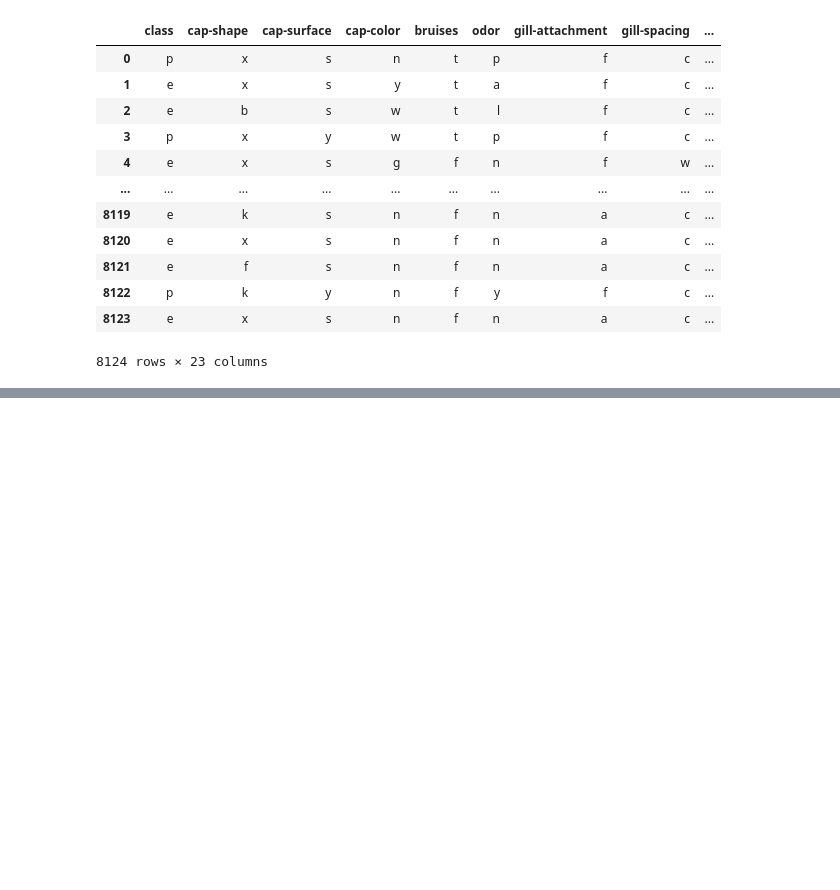
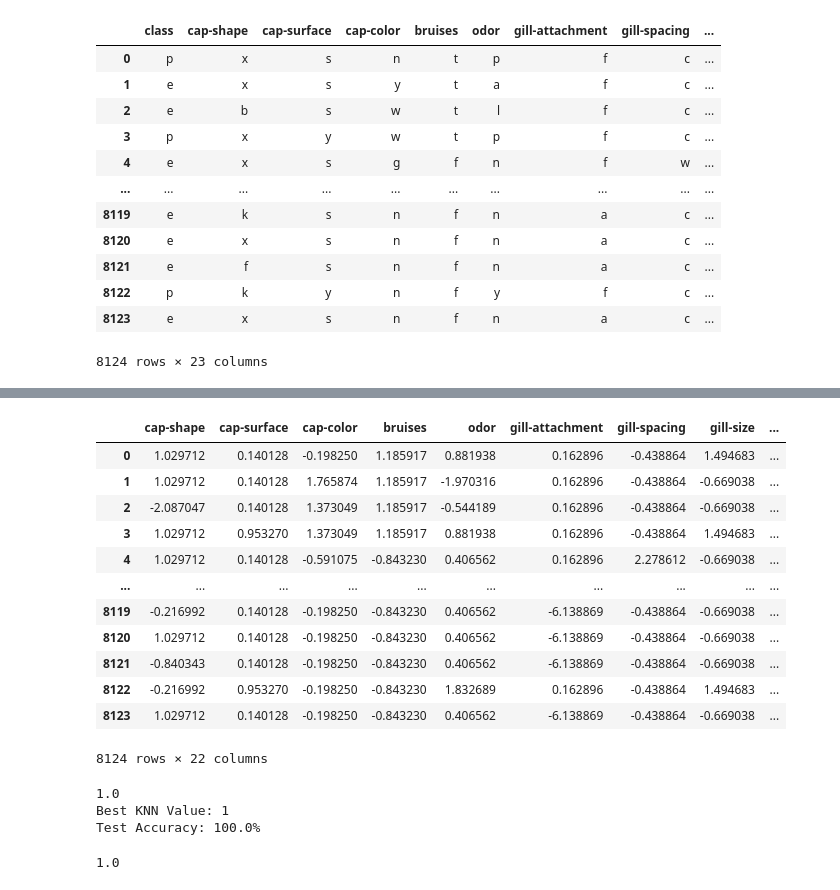
Before and after one commit to ReboreExplore/exploring-knn-classifiers, a Jupyter notebook: mushroom-classification-dataset.ipynb, the cells around one changed output, grey strips where cells are left out. Saved outputs shown, nothing was run; the diff lists cells and outputs as text; code cells hidden in the pictures; blank space fills up the shorter version.

```diff
--- a/mushroom-classification-dataset.ipynb
+++ b/mushroom-classification-dataset.ipynb
@@ -130,0 +129,9 @@ habitat 7 ['u' 'g' 'm' 'd' 'p' 'w' 'l']
+# %%
+# Convert all the categorical data to numerical values with Label_Encoder
+class_label_mappings = []
+encoder = LabelEncoder()
+for column in mushroom_data.columns:
+    mushroom_data[column] = encoder.fit_transform(mushroom_data[column])
+    mappings = {index : label for index,label in enumerate(encoder.classes_)}
+    class_label_mappings.append(mappings)
+class_label_mappings
@@ -130,0 +156,54 @@ habitat 7 ['u' 'g' 'm' 'd' 'p' 'w' 'l']
+# %%
+# Test and Train split data
+
+# "class" column as numpy array.
+y = mushroom_data["class"].values
+x = mushroom_data.drop(["class"], axis=1)
+
+# Normalizing the data
+scaler = StandardScaler()
+x = pd.DataFrame(scaler.fit_transform(x),columns=x.columns)
+# Split thr data into train and test set.
+x_train, x_test, y_train, y_test = train_test_split(x,y,random_state=42,test_size=0.2)
+# %%
+x
+# %% [output]
+|  | cap-shape | cap-surface | cap-color | bruises | odor | gill-attachment | gill-spacing | gill-size | ... |
+| 0 | 1.029712 | 0.140128 | -0.198250 | 1.185917 | 0.881938 | 0.162896 | -0.438864 | 1.494683 | ... |
+| 1 | 1.029712 | 0.140128 | 1.765874 | 1.185917 | -1.970316 | 0.162896 | -0.438864 | -0.669038 | ... |
+| 2 | -2.087047 | 0.140128 | 1.373049 | 1.185917 | -0.544189 | 0.162896 | -0.438864 | -0.669038 | ... |
+| 3 | 1.029712 | 0.953270 | 1.373049 | 1.185917 | 0.881938 | 0.162896 | -0.438864 | 1.494683 | ... |
+| 4 | 1.029712 | 0.140128 | -0.591075 | -0.843230 | 0.406562 | 0.162896 | 2.278612 | -0.669038 | ... |
+| ... | ... | ... | ... | ... | ... | ... | ... | ... | ... |
+| 8119 | -0.216992 | 0.140128 | -0.198250 | -0.843230 | 0.406562 | -6.138869 | -0.438864 | -0.669038 | ... |
+| 8120 | 1.029712 | 0.140128 | -0.198250 | -0.843230 | 0.406562 | -6.138869 | -0.438864 | -0.669038 | ... |
+| 8121 | -0.840343 | 0.140128 | -0.198250 | -0.843230 | 0.406562 | -6.138869 | -0.438864 | -0.669038 | ... |
+| 8122 | -0.216992 | 0.953270 | -0.198250 | -0.843230 | 1.832689 | 0.162896 | -0.438864 | 1.494683 | ... |
+| 8123 | 1.029712 | 0.140128 | -0.198250 | -0.843230 | 0.406562 | -6.138869 | -0.438864 | -0.669038 | ... |
+8124 rows × 22 columns
+# %%
+# Test knn classifier
+
+best_Kvalue = 0
+best_score = 0
+
+for i in range(1,8):
+    knn = KNeighborsClassifier(n_neighbors=i)
+    knn.fit(x_train,y_train)
+    if knn.score(x_test,y_test) > best_score:
+        print(knn.score(x_test,y_test))
+        best_score = knn.score(x_train,y_train)
+        best_Kvalue = i
+
+print("""Best KNN Value: {}
+Test Accuracy: {}%""".format(best_Kvalue, round(best_score*100,2)))
+# %% [output]
+1.0
+Best KNN Value: 1
+Test Accuracy: 100.0%
+# %%
+knn = KNeighborsClassifier(n_neighbors=5)
+knn.fit(x_train,y_train)
+print(knn.score(x_test,y_test))
+# %% [output]
+1.0
```
Also changed, not shown: parts of 23 cells of this notebook.
